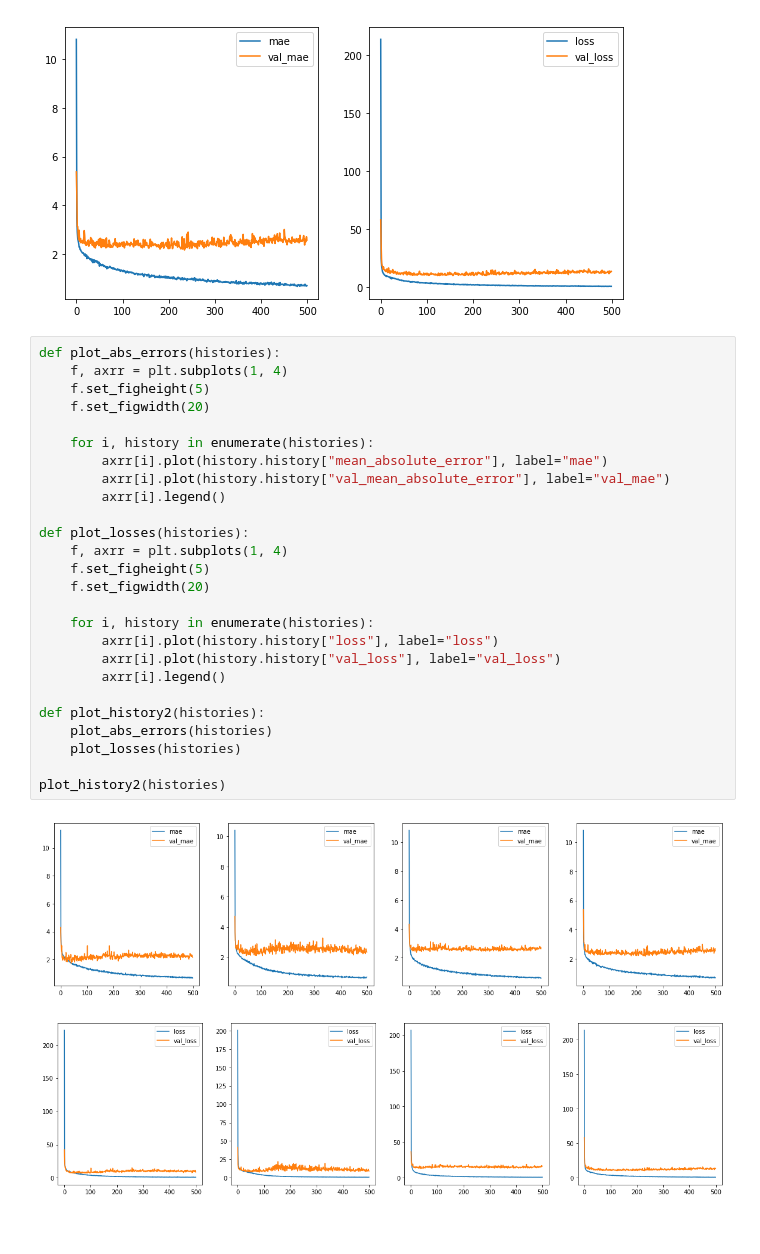
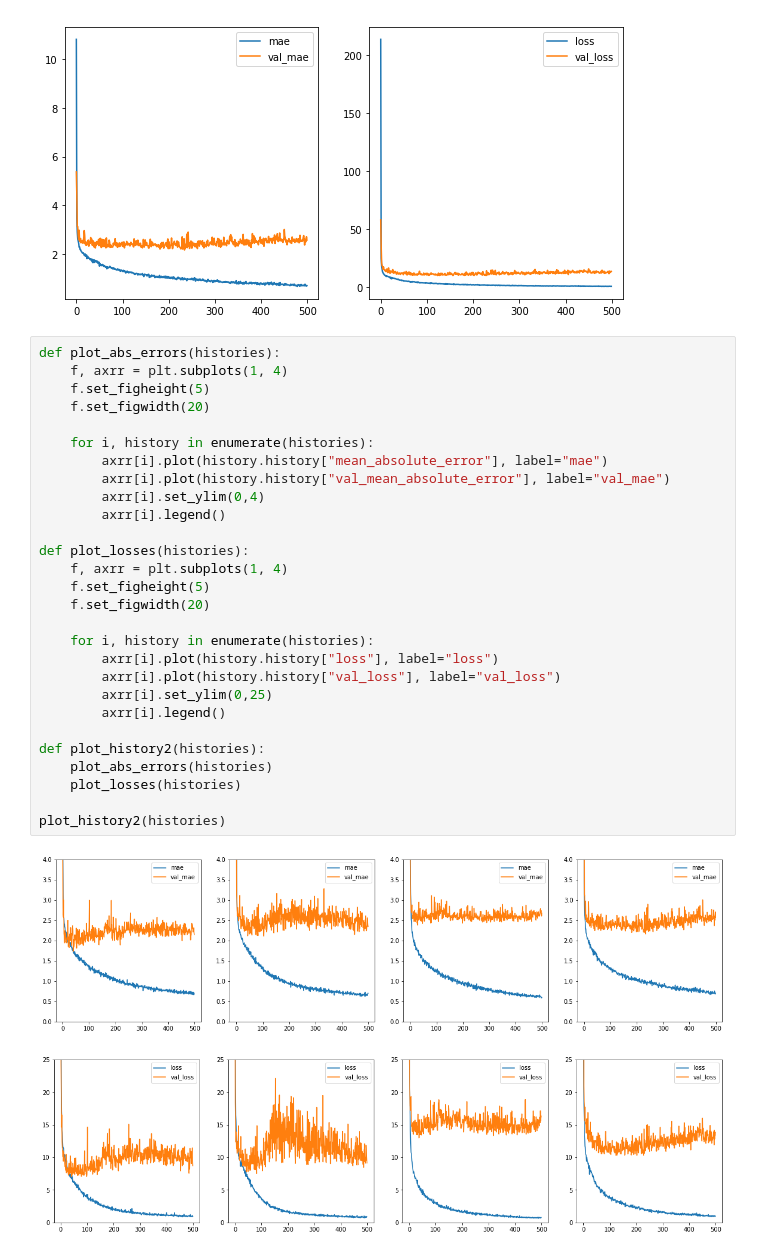
Before and after one commit to kiranp11/dsr, a Jupyter notebook: 05_predicting_house_prices.ipynb, the cells around one changed output. Cells and saved outputs as stored; diff of their text form; blank space fills up the shorter version.

Commit message:
house price prediction, boston dataset -output graphs

```diff
--- a/05_predicting_house_prices.ipynb
+++ b/05_predicting_house_prices.ipynb
@@ -217,29 +216,31 @@ for history in histories:
 # %%
 def plot_abs_errors(histories):
     f, axrr = plt.subplots(1, 4)
     f.set_figheight(5)
     f.set_figwidth(20)
 
     for i, history in enumerate(histories):
         axrr[i].plot(history.history["mean_absolute_error"], label="mae")
         axrr[i].plot(history.history["val_mean_absolute_error"], label="val_mae")
+        axrr[i].set_ylim(0,4)
         axrr[i].legend()
 
 def plot_losses(histories):
     f, axrr = plt.subplots(1, 4)
     f.set_figheight(5)
     f.set_figwidth(20)
 
     for i, history in enumerate(histories):
         axrr[i].plot(history.history["loss"], label="loss")
         axrr[i].plot(history.history["val_loss"], label="val_loss")
+        axrr[i].set_ylim(0,25)
         axrr[i].legend()
 
 def plot_history2(histories):
     plot_abs_errors(histories)
     plot_losses(histories)
 
 plot_history2(histories)
 # %% [output]
-[figure, old version]
+[figure, new version]
-[figure, old version]
+[figure, new version]
```
Also changed, not shown: parts of 3 cells of this notebook.
